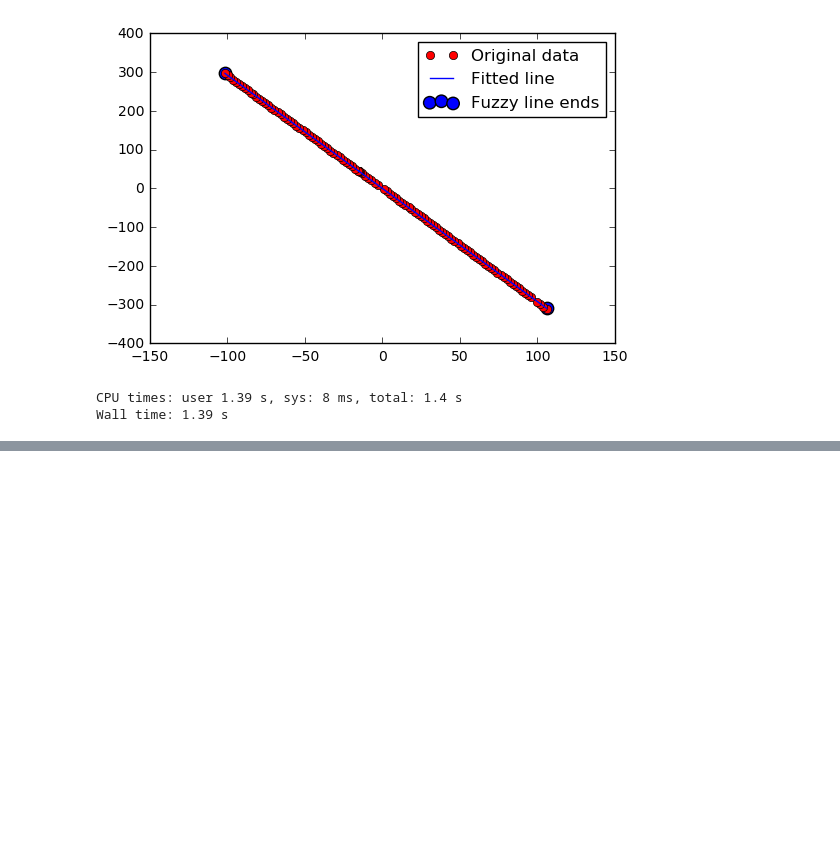
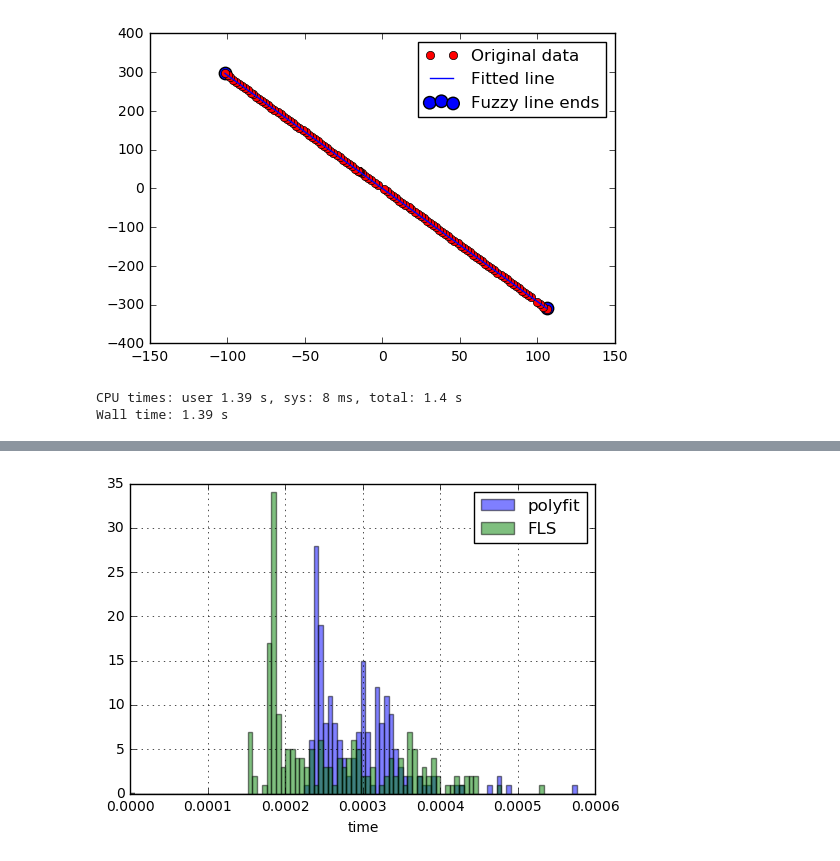
Before and after one commit to ftn-ai-lab/ori-2017-e2, a Jupyter notebook: teorija/03-neuronske/Analiza podataka - GPS.ipynb, the cells around one changed output, grey strips where cells are left out. Saved outputs shown, nothing was run; the diff lists cells and outputs as text; code cells hidden in the pictures; blank space fills up the shorter version.

```diff
--- a/teorija/03-neuronske/Analiza podataka - GPS.ipynb
+++ b/teorija/03-neuronske/Analiza podataka - GPS.ipynb
@@ -375,0 +463,13 @@ Wall time: 1.39 s
+# %%
+
+bins = np.linspace(0, 0.0006, 100)
+
+plt.hist(rez[:,4], bins, alpha=0.5, label='polyfit')
+#plt.hist(rez[:,7], bins, alpha=0.5, label='tensorflow')
+plt.hist(rez[:,10], bins, alpha=0.5, label='FLS')
+plt.legend(loc='upper right')
+plt.grid()
+plt.xlabel('time')
+plt.show()
+# %% [output]
+[figure, added]
```
Also changed, not shown: parts of 17 cells of this notebook.
